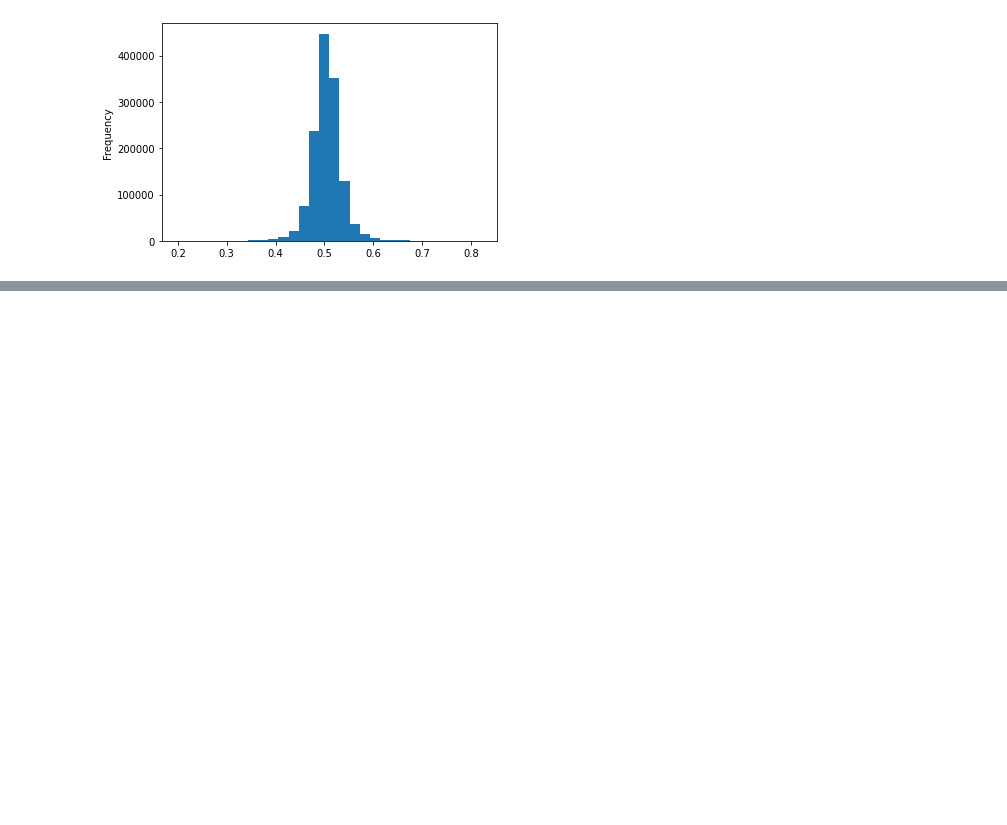
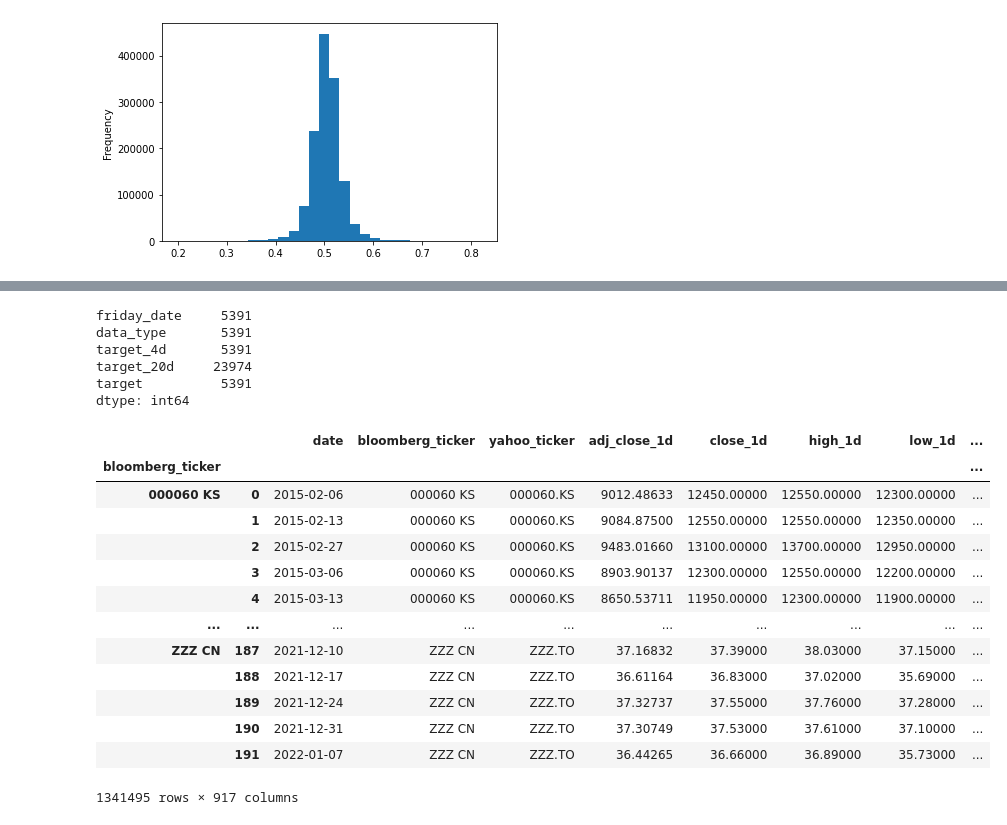
Before and after one commit to melgazar9/trading, a Jupyter notebook: numerai_project/dev/notebooks/numerai_signals_evaluation.ipynb, the cells around one changed output, grey strips where cells are left out. Saved outputs shown, nothing was run; the diff lists cells and outputs as text; code cells hidden in the pictures; blank space fills up the shorter version.

```diff
--- a/numerai_project/dev/notebooks/numerai_signals_evaluation.ipynb
+++ b/numerai_project/dev/notebooks/numerai_signals_evaluation.ipynb
@@ -209,0 +200,9 @@ Hit Rate (% positive eras): 100.00%
+# %%
+tournament.isnull().sum()[tournament.isnull().sum()>0]
+# %% [output]
+friday_date     5391
+data_type       5391
+target_4d       5391
+target_20d     23974
+target          5391
+dtype: int64
@@ -209,0 +211,17 @@ Hit Rate (% positive eras): 100.00%
+# %%
+model_dict['df_pred']
+# %% [output]
+|  |  | date | bloomberg_ticker | yahoo_ticker | adj_close_1d | close_1d | high_1d | low_1d | ... |
+| bloomberg_ticker |  |  |  |  |  |  |  |  | ... |
+| 000060 KS | 0 | 2015-02-06 | 000060 KS | 000060.KS | 9012.48633 | 12450.00000 | 12550.00000 | 12300.00000 | ... |
+|  | 1 | 2015-02-13 | 000060 KS | 000060.KS | 9084.87500 | 12550.00000 | 12550.00000 | 12350.00000 | ... |
+|  | 2 | 2015-02-27 | 000060 KS | 000060.KS | 9483.01660 | 13100.00000 | 13700.00000 | 12950.00000 | ... |
+|  | 3 | 2015-03-06 | 000060 KS | 000060.KS | 8903.90137 | 12300.00000 | 12550.00000 | 12200.00000 | ... |
+|  | 4 | 2015-03-13 | 000060 KS | 000060.KS | 8650.53711 | 11950.00000 | 12300.00000 | 11900.00000 | ... |
+| ... | ... | ... | ... | ... | ... | ... | ... | ... | ... |
+| ZZZ CN | 187 | 2021-12-10 | ZZZ CN | ZZZ.TO | 37.16832 | 37.39000 | 38.03000 | 37.15000 | ... |
+|  | 188 | 2021-12-17 | ZZZ CN | ZZZ.TO | 36.61164 | 36.83000 | 37.02000 | 35.69000 | ... |
+|  | 189 | 2021-12-24 | ZZZ CN | ZZZ.TO | 37.32737 | 37.55000 | 37.76000 | 37.28000 | ... |
+|  | 190 | 2021-12-31 | ZZZ CN | ZZZ.TO | 37.30749 | 37.53000 | 37.61000 | 37.10000 | ... |
+|  | 191 | 2022-01-07 | ZZZ CN | ZZZ.TO | 36.44265 | 36.66000 | 36.89000 | 35.73000 | ... |
+1341495 rows × 917 columns
```
Also changed, not shown: parts of 26 cells of this notebook, 4 other files.
